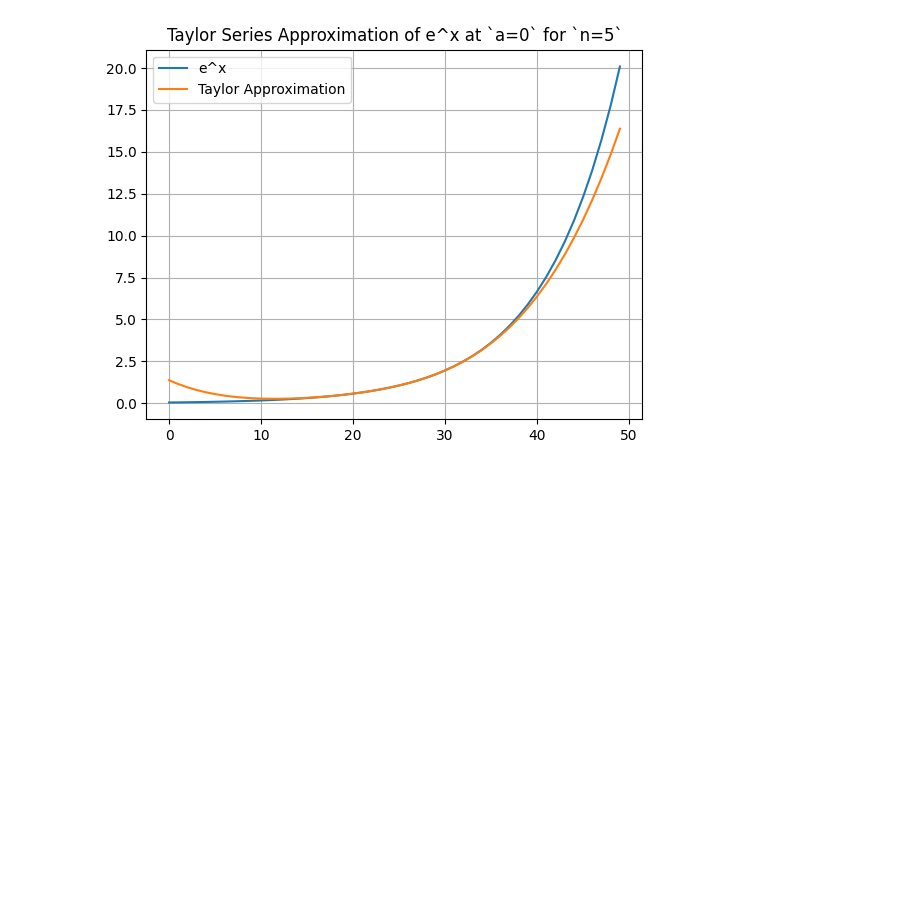
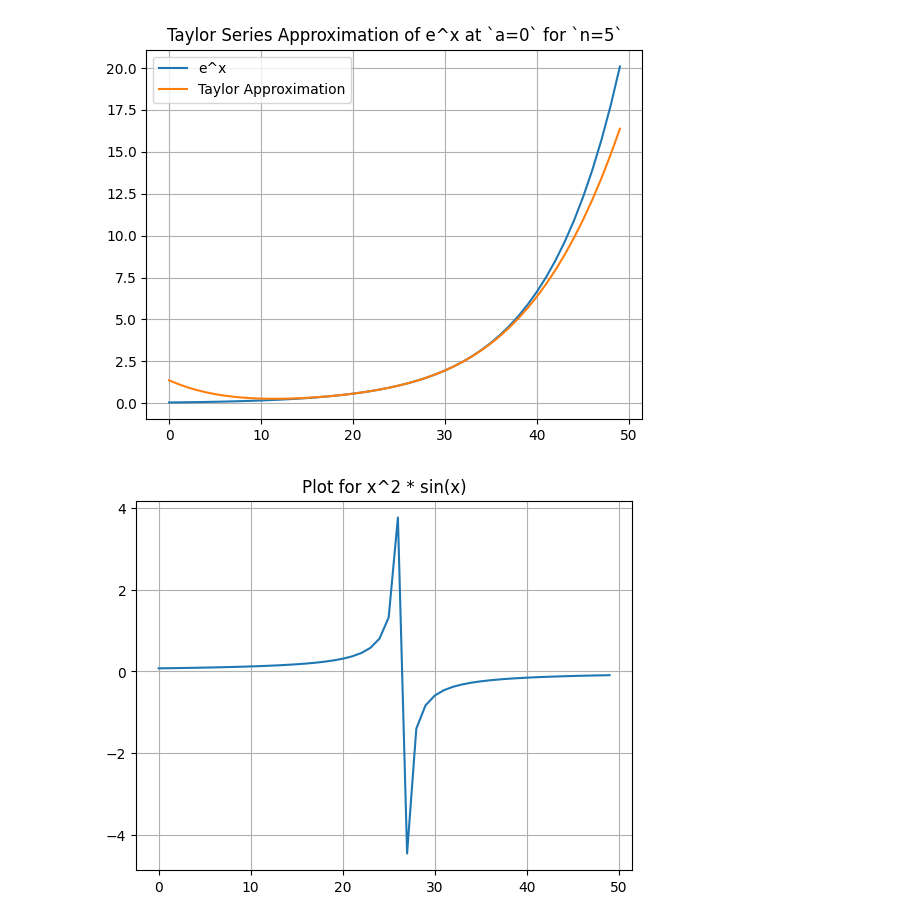
Before and after one commit to alfarasjb/ML-Notebooks, a Jupyter notebook: taylor-series.ipynb, the cells around one changed output. Drawn from its saved outputs; the diff is of its cells as text; code cells hidden in the pictures; blank space fills up the shorter version.

```diff
--- a/taylor-series.ipynb
+++ b/taylor-series.ipynb
@@ -79,3 +81,16 @@ plt.grid()
 plt.show()
 # %% [output]
 [figure]
+# %%
+def some_complex_function(x: np.ndarray):
+    # f(x) = x^2 * sin(x)
+    # return (x ** 2) * (np.sin(x))
+    return 1 / (1 - (4 * x))
+
+f_x_some_complex_function = some_complex_function(x)
+plt.plot(f_x_some_complex_function)
+plt.grid()
+plt.title("Plot for x^2 * sin(x)")
+plt.show()
+# %% [output]
+[figure, added]
```
Also changed, not shown: parts of 5 cells of this notebook, 1 other file.
